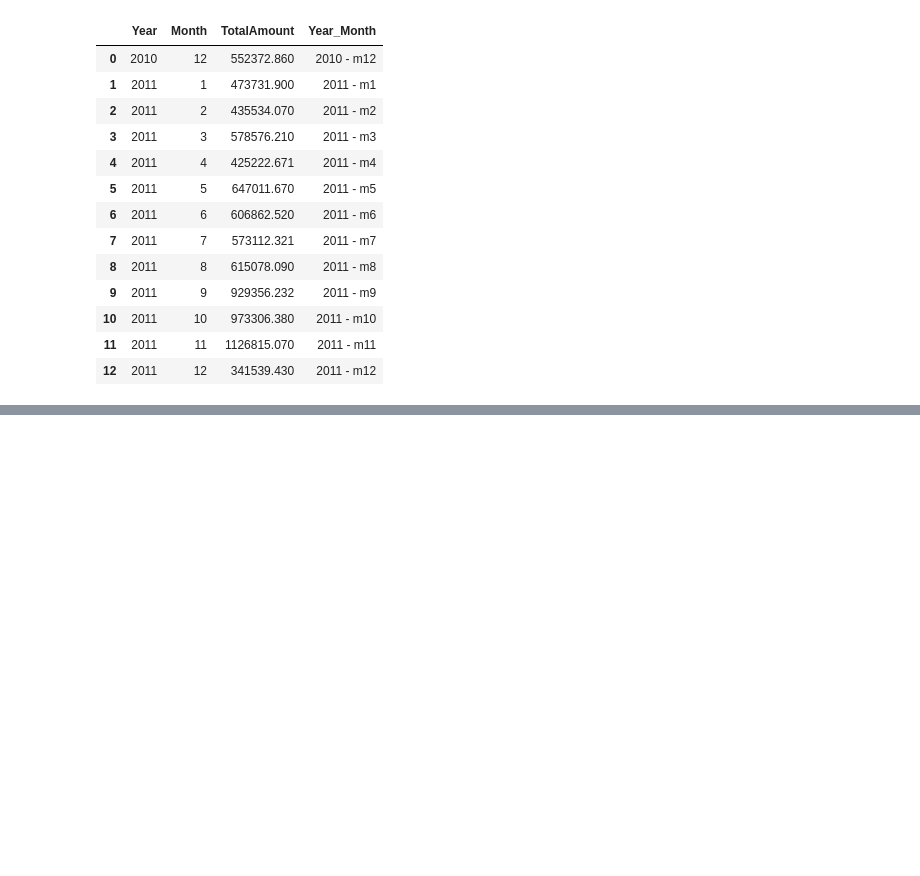
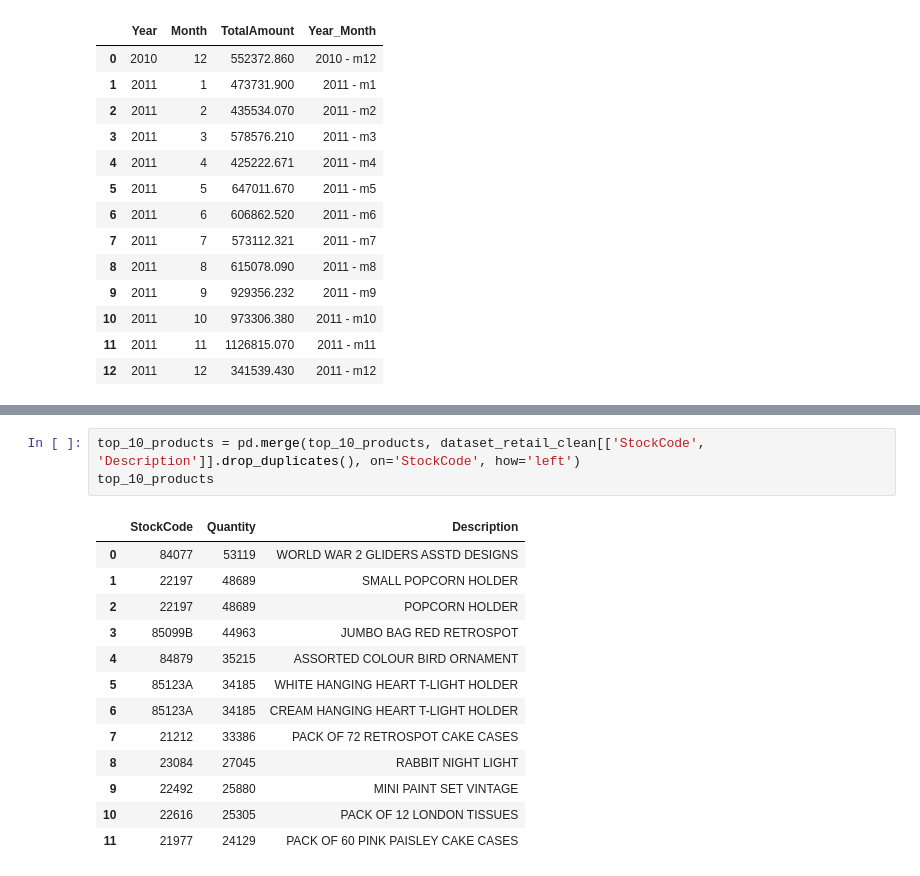
Before and after one commit to iaaron-xyz/python-for-science-and-data, a Jupyter notebook: Projects/project_retail_analysis/retail_analysis.ipynb, the cells around one changed output, grey strips where cells are left out. Cells and saved outputs as stored; diff of their text form; blank space fills up the shorter version.

```diff
--- a/Projects/project_retail_analysis/retail_analysis.ipynb
+++ b/Projects/project_retail_analysis/retail_analysis.ipynb
@@ -563,0 +601,17 @@ plt.show()
+# %%
+top_10_products = pd.merge(top_10_products, dataset_retail_clean[['StockCode', 'Description']].drop_duplicates(), on='StockCode', how='left')
+top_10_products
+# %% [output]
+|  | StockCode | Quantity | Description |
+| 0 | 84077 | 53119 | WORLD WAR 2 GLIDERS ASSTD DESIGNS |
+| 1 | 22197 | 48689 | SMALL POPCORN HOLDER |
+| 2 | 22197 | 48689 | POPCORN HOLDER |
+| 3 | 85099B | 44963 | JUMBO BAG RED RETROSPOT |
+| 4 | 84879 | 35215 | ASSORTED COLOUR BIRD ORNAMENT |
+| 5 | 85123A | 34185 | WHITE HANGING HEART T-LIGHT HOLDER |
+| 6 | 85123A | 34185 | CREAM HANGING HEART T-LIGHT HOLDER |
+| 7 | 21212 | 33386 | PACK OF 72 RETROSPOT CAKE CASES |
+| 8 | 23084 | 27045 | RABBIT NIGHT LIGHT |
+| 9 | 22492 | 25880 | MINI PAINT SET VINTAGE |
+| 10 | 22616 | 25305 | PACK OF 12 LONDON TISSUES |
+| 11 | 21977 | 24129 | PACK OF 60 PINK PAISLEY CAKE CASES |
```
Also changed, not shown: parts of 7 cells of this notebook.
